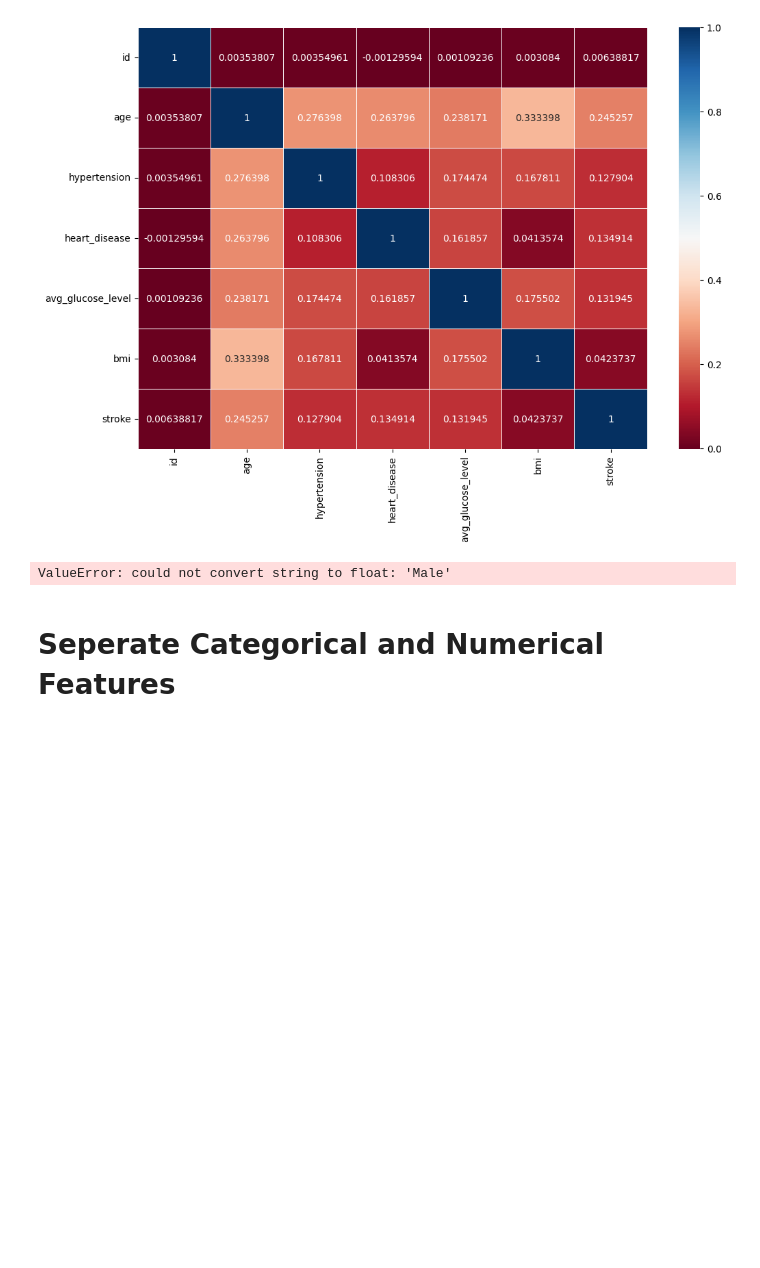
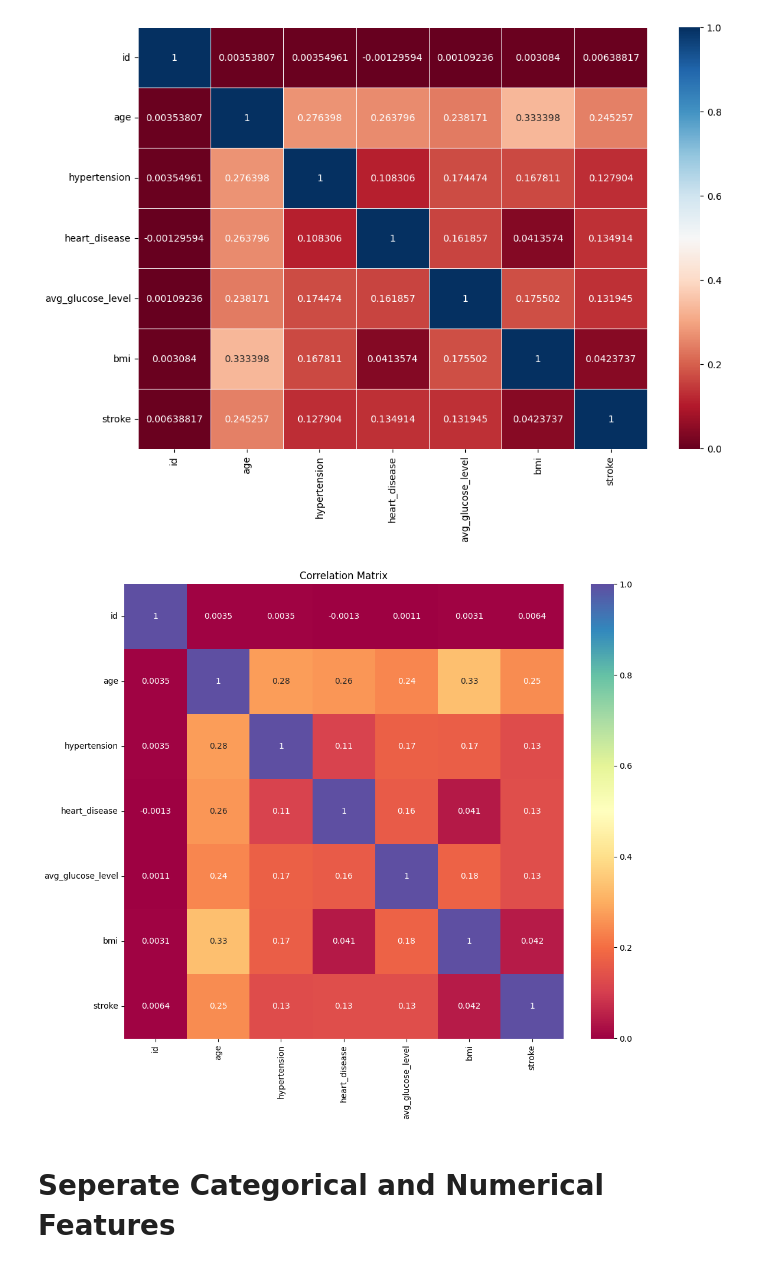
Before and after one commit to hamnasz/Machine-Learning-Lab, a Jupyter notebook: Lab 9/Stroke Prediction with Machine Learning and Deep Learning.ipynb, the cells around one changed output. Saved outputs shown, nothing was run; the diff lists cells and outputs as text; code cells hidden in the pictures; blank space fills up the shorter version.

```diff
--- a/Lab 9/Stroke Prediction with Machine Learning and Deep Learning.ipynb
+++ b/Lab 9/Stroke Prediction with Machine Learning and Deep Learning.ipynb
@@ -220,12 +220,14 @@ sns.heatmap(corr, linewidths=.5, cmap="RdBu", annot=True, fmt="g")
 <Axes: >
 [figure]
 # %%
-# Correlation matrix
-corr = stroke_data.corr()
-plt.figure(figsize=(12,10))
+# Correlation matrix with only numeric columns
+corr = stroke_data.select_dtypes(include='number').corr()
+
+plt.figure(figsize=(12, 10))
 sns.heatmap(data=corr, annot=True, cmap='Spectral').set(title="Correlation Matrix")
+plt.show()
 # %% [output]
-ValueError: could not convert string to float: 'Male'
+[figure, added]
 # %% [markdown]
 # Seperate Categorical and Numerical Features
 # %%
```
Also changed, not shown: parts of 8 cells of this notebook.
